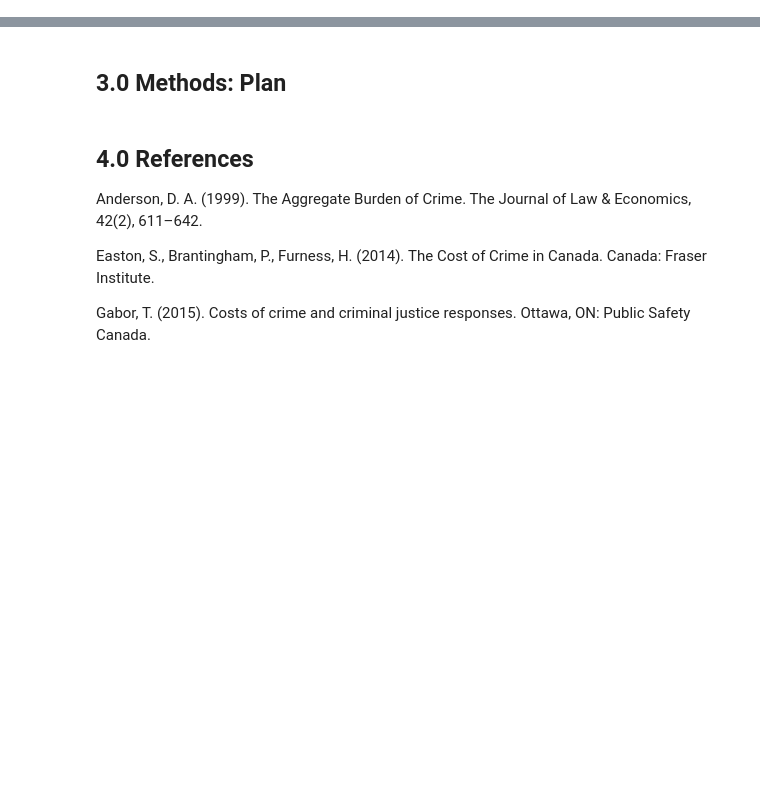
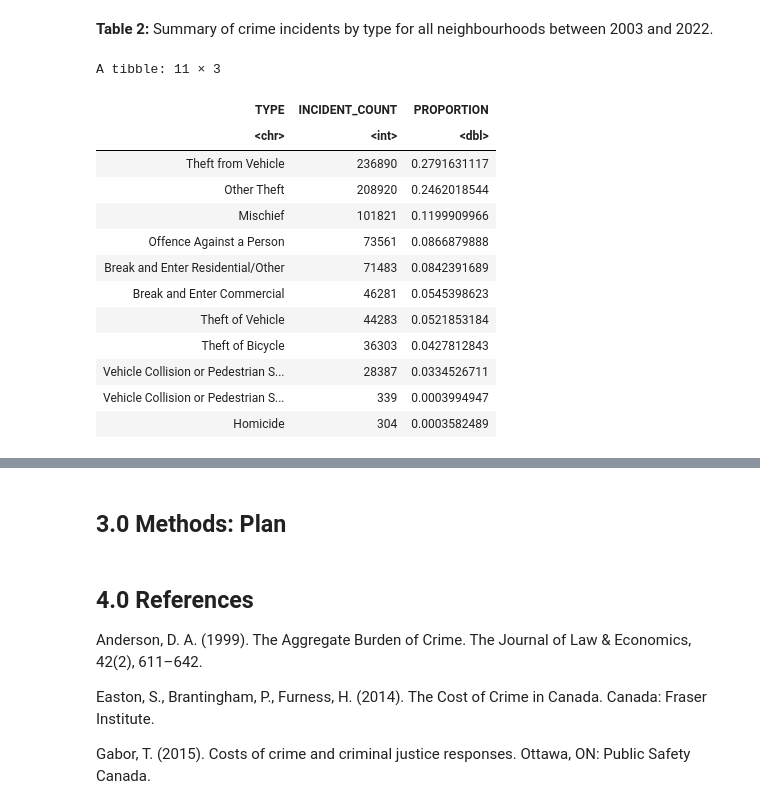
Before and after one commit to jburden1/STAT201_Project_Group14, a Jupyter notebook: STAT201_Proposal.ipynb, the cells around one changed output, grey strips where cells are left out. Saved outputs shown, nothing was run; the diff lists cells and outputs as text; code cells hidden in the pictures; blank space fills up the shorter version.

```diff
--- a/STAT201_Proposal.ipynb
+++ b/STAT201_Proposal.ipynb
@@ -132,0 +109,20 @@ A grouped_df: 40 × 3
+# %% [markdown]
+**Table 2:** Summary of crime incidents by type for all neighbourhoods between 2003 and 2022.
+# %%
+# print Table 2
+crime_data_type_summary
+# %% [output]
+A tibble: 11 × 3
+| TYPE | INCIDENT_COUNT | PROPORTION |
+| <chr> | <int> | <dbl> |
+| Theft from Vehicle | 236890 | 0.2791631117 |
+| Other Theft | 208920 | 0.2462018544 |
+| Mischief | 101821 | 0.1199909966 |
+| Offence Against a Person | 73561 | 0.0866879888 |
+| Break and Enter Residential/Other | 71483 | 0.0842391689 |
+| Break and Enter Commercial | 46281 | 0.0545398623 |
+| Theft of Vehicle | 44283 | 0.0521853184 |
+| Theft of Bicycle | 36303 | 0.0427812843 |
+| Vehicle Collision or Pedestrian S... | 28387 | 0.0334526711 |
+| Vehicle Collision or Pedestrian S... | 339 | 0.0003994947 |
+| Homicide | 304 | 0.0003582489 |
```
Also changed, not shown: parts of 15 cells of this notebook.
